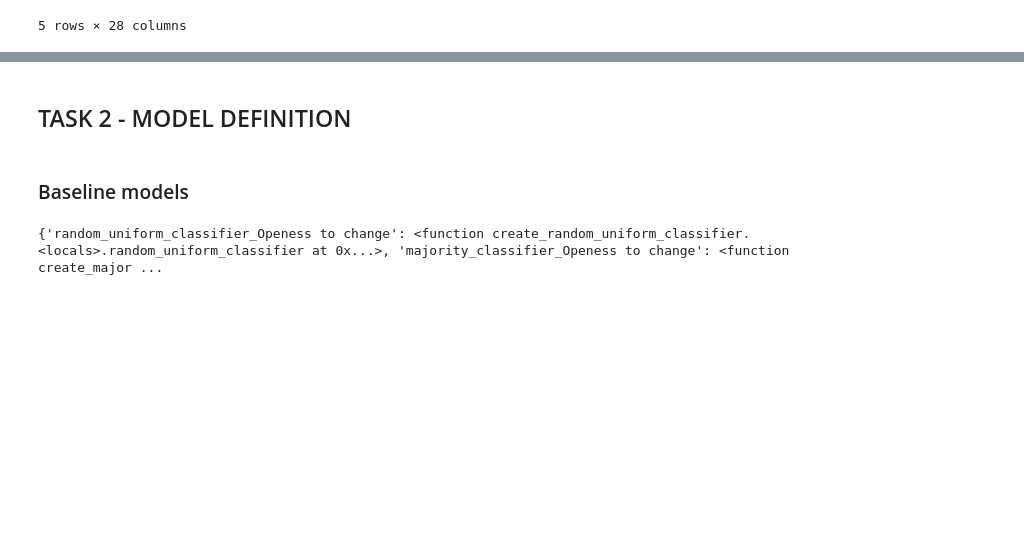
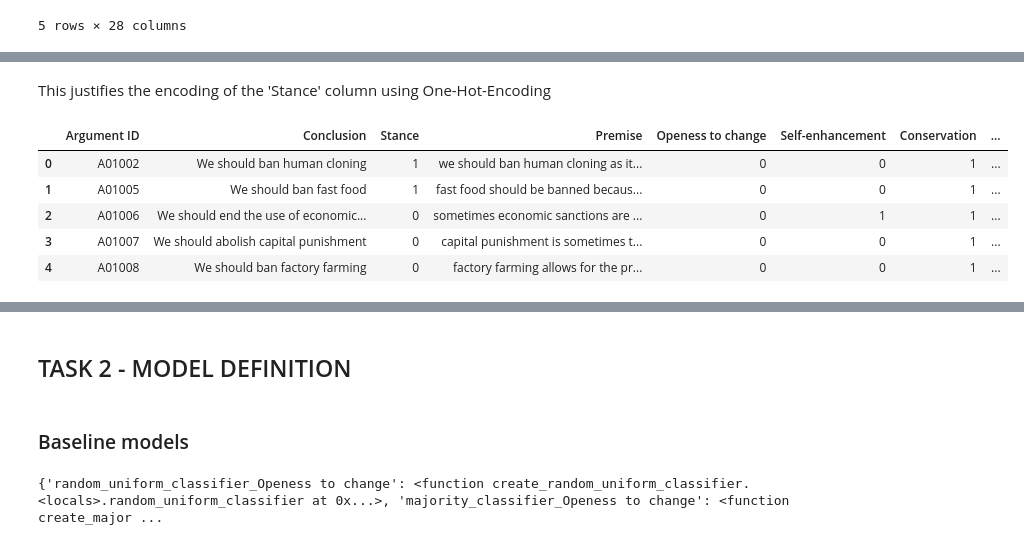
Before and after one commit to madalinaionela/NLP, a Jupyter notebook: ASSIGNMENTS/Assignment 2/Ass2.ipynb, the cells around one changed output, grey strips where cells are left out. Drawn from its saved outputs; the diff is of its cells as text; code cells hidden in the pictures; blank space fills up the shorter version.

```diff
--- a/ASSIGNMENTS/Assignment 2/Ass2.ipynb
+++ b/ASSIGNMENTS/Assignment 2/Ass2.ipynb
@@ -73,0 +108,19 @@ df_validation.head()
+# %% [markdown]
+This justifies the encoding of the 'Stance' column using One-Hot-Encoding
+# %%
+df_training['Stance'].replace({'in favor of': 1, 'against': 0}, inplace=True)
+df_validation['Stance'].replace({'in favor of': 1, 'against': 0}, inplace=True)
+df_test['Stance'].replace({'in favor of': 1, 'against': 0}, inplace=True)
+
+df_training['Stance'] = df_training['Stance'].astype(int)
+df_validation['Stance'] = df_validation['Stance'].astype(int)
+df_test['Stance'] = df_test['Stance'].astype(int)
+
+df_training.head()
+# %% [output]
+|  | Argument ID | Conclusion | Stance | Premise | Openess to change | Self-enhancement | Conservation | ... |
+| 0 | A01002 | We should ban human cloning | 1 | we should ban human cloning as it... | 0 | 0 | 1 | ... |
+| 1 | A01005 | We should ban fast food | 1 | fast food should be banned becaus... | 0 | 0 | 1 | ... |
+| 2 | A01006 | We should end the use of economic... | 0 | sometimes economic sanctions are ... | 0 | 1 | 1 | ... |
+| 3 | A01007 | We should abolish capital punishment | 0 | capital punishment is sometimes t... | 0 | 0 | 1 | ... |
+| 4 | A01008 | We should ban factory farming | 0 | factory farming allows for the pr... | 0 | 0 | 1 | ... |
```
Also changed, not shown: parts of 14 cells of this notebook, 1 other file.
